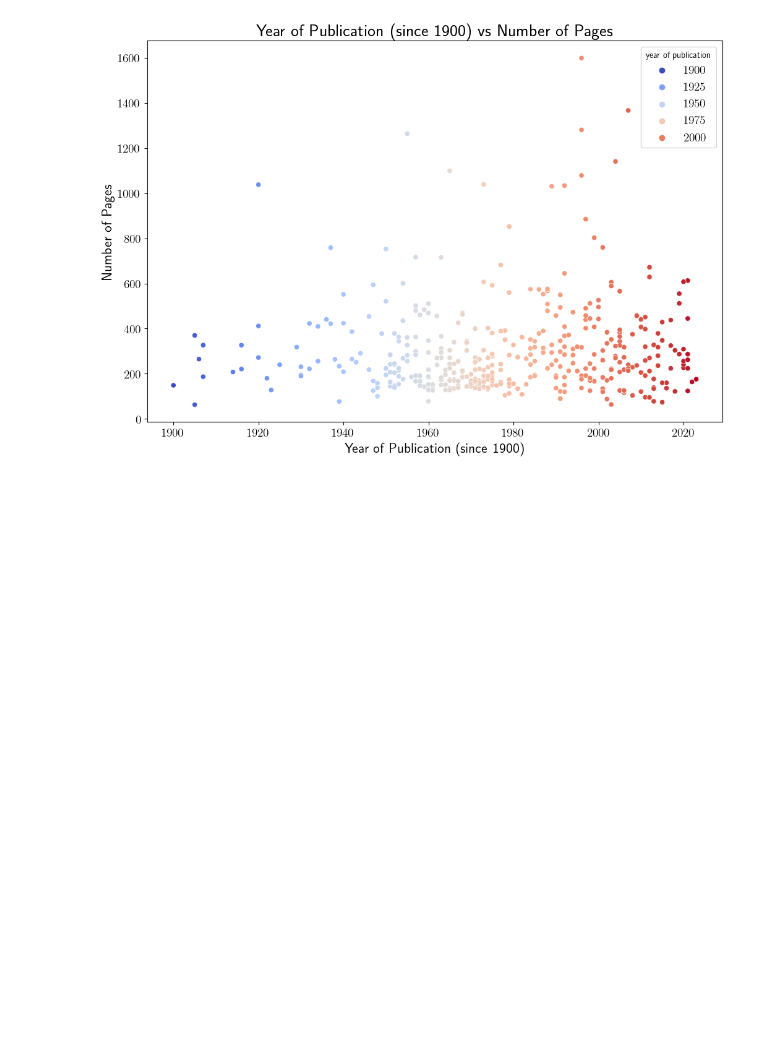
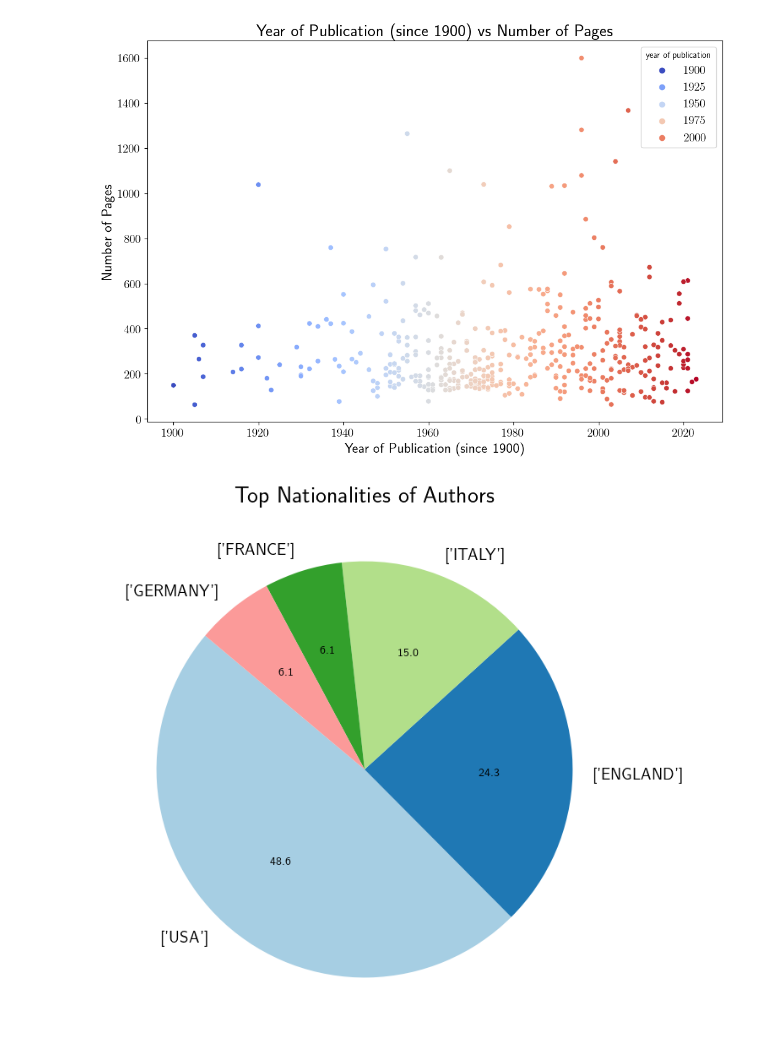
Before and after one commit to anvi-git/Project_Book_library, a Jupyter notebook: book_library.ipynb, the cells around one changed output. Cells and saved outputs as stored; diff of their text form; code cells hidden in the pictures; blank space fills up the shorter version.

```diff
--- a/book_library.ipynb
+++ b/book_library.ipynb
@@ -213,3 +213,26 @@ plt.savefig('notebook_images/second_plot.png')
 plt.show()
 # %% [output]
 [figure]
+# %%
+# Expand the DataFrame to have one nationality per row
+# Split the 'nationalities' column by comma and explode into separate rows
+df_expanded = df.assign(nationalities=df['nationality'].str.split(' - ')).explode('nationality')
+
+# Remove any extra spaces and convert to lower case for consistency
+df_expanded['nationality'] = df_expanded['nationality'].str.strip().str.lower()
+
+# Count occurrences and filter top nationalities
+nationality_counts = df_expanded['nationalities'].value_counts()
+top_nationalities = nationality_counts.head(5)  # Change 5 to the number of top nationalities you want to display
+
+# Plot pie chart
+plt.figure(figsize=(8, 8))
+plt.pie(top_nationalities,
+        labels=top_nationalities.index,
+        autopct='%1.1f%%',
+        startangle=140,
+        colors=plt.cm.Paired(range(len(top_nationalities))))
+plt.title('Top Nationalities of Authors')
+plt.show()
+# %% [output]
+[figure, added]
```
Also changed, not shown: 1 other file.
